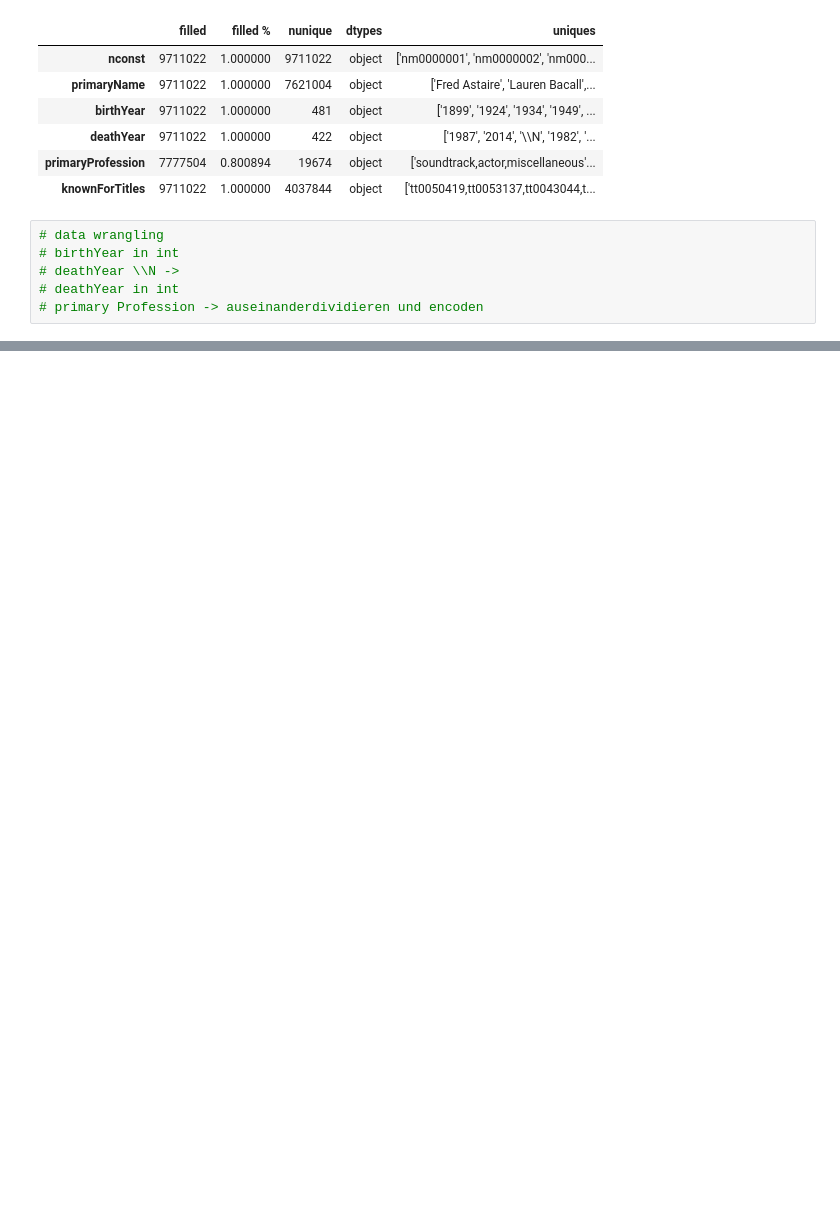
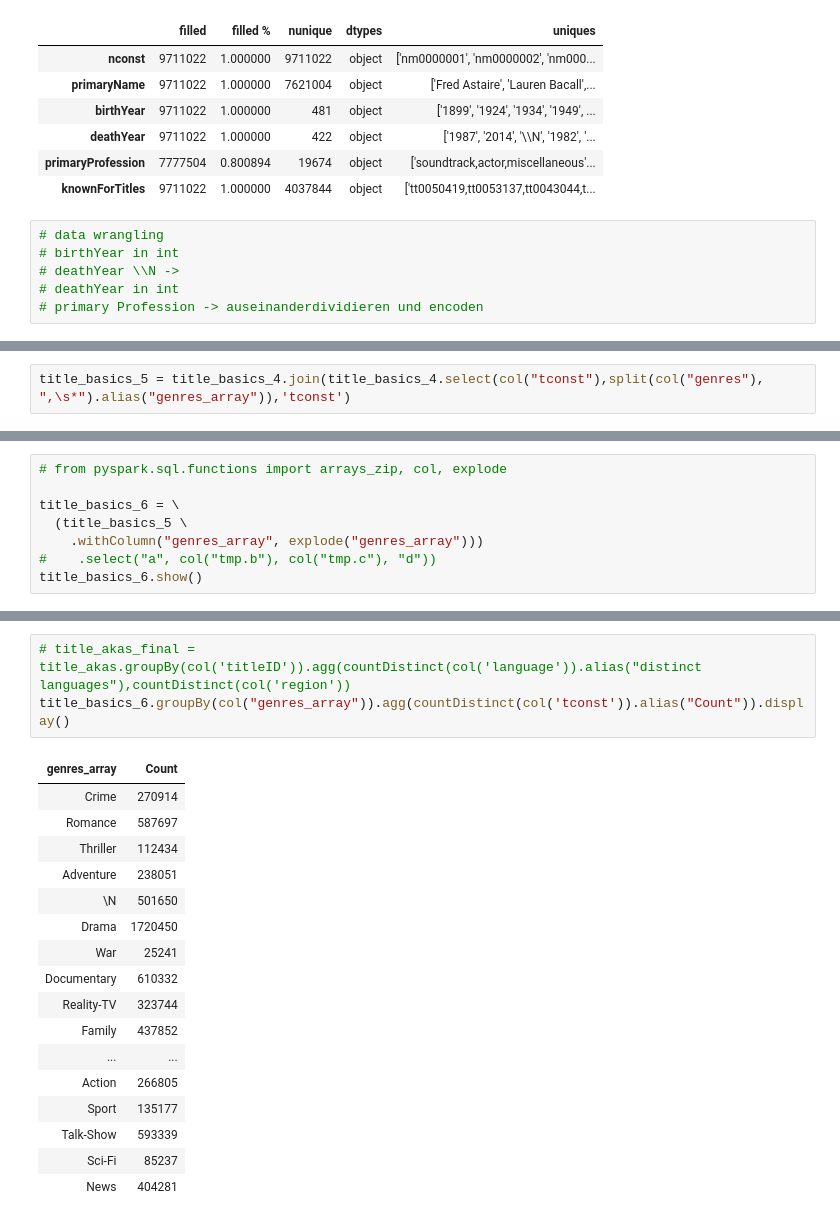
Before and after one commit to julia105/Movie-Project, a Jupyter notebook: Project Movie.ipynb, the cells around one changed output, grey strips where cells are left out. Cells and saved outputs as stored; diff of their text form; blank space fills up the shorter version.

```diff
--- a/Project Movie.ipynb
+++ b/Project Movie.ipynb
@@ -340,0 +443,2 @@ title_principals_bricks.groupBy(col('category')).agg({"tconst":"count"}).show()
+# %%
+title_basics_5 = title_basics_4.join(title_basics_4.select(col("tconst"),split(col("genres"), ",\s*").alias("genres_array")),'tconst')
@@ -340,0 +451,8 @@ title_principals_bricks.groupBy(col('category')).agg({"tconst":"count"}).show()
+# %%
+# from pyspark.sql.functions import arrays_zip, col, explode
+
+title_basics_6 = \
+  (title_basics_5 \
+    .withColumn("genres_array", explode("genres_array")))
+#    .select("a", col("tmp.b"), col("tmp.c"), "d"))
+title_basics_6.show()
@@ -340,0 +461,21 @@ title_principals_bricks.groupBy(col('category')).agg({"tconst":"count"}).show()
+# %%
+# title_akas_final = title_akas.groupBy(col('titleID')).agg(countDistinct(col('language')).alias("distinct languages"),countDistinct(col('region'))
+title_basics_6.groupBy(col("genres_array")).agg(countDistinct(col('tconst')).alias("Count")).display()
+# %% [output]
+| genres_array | Count |
+| Crime | 270914 |
+| Romance | 587697 |
+| Thriller | 112434 |
+| Adventure | 238051 |
+| \N | 501650 |
+| Drama | 1720450 |
+| War | 25241 |
+| Documentary | 610332 |
+| Reality-TV | 323744 |
+| Family | 437852 |
+| ... | ... |
+| Action | 266805 |
+| Sport | 135177 |
+| Talk-Show | 593339 |
+| Sci-Fi | 85237 |
+| News | 404281 |
```
Also changed, not shown: parts of 88 cells of this notebook.
